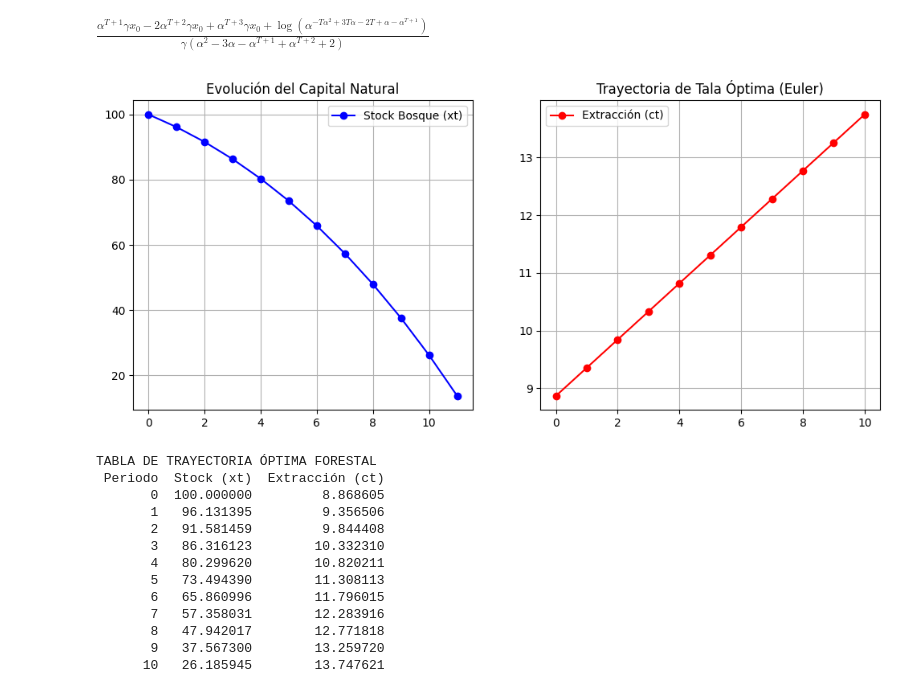
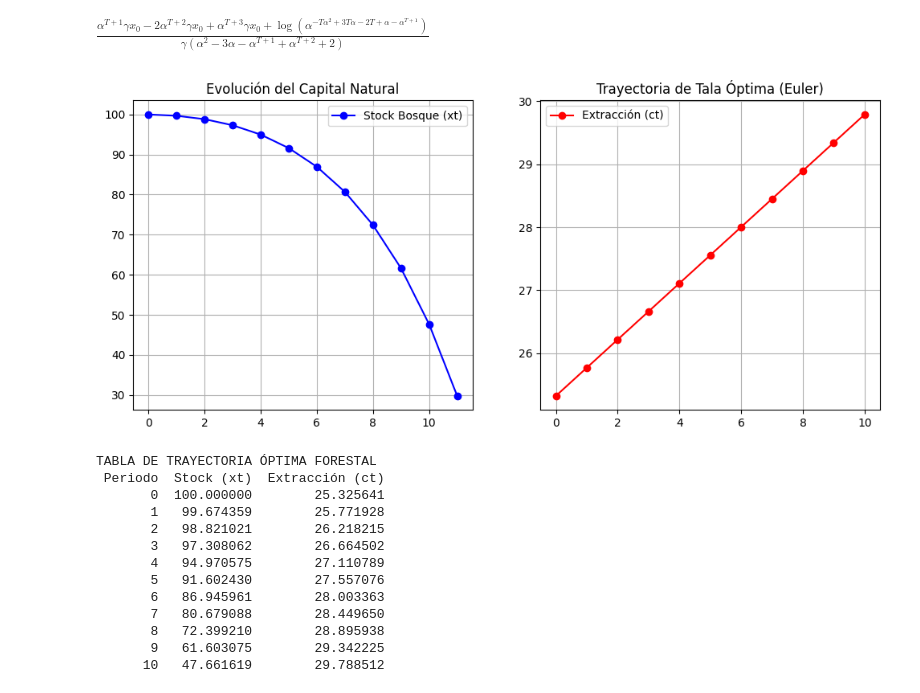
Before and after one commit to espartaca75-prog/Optmizacion_dinamica_discreta, a Jupyter notebook: 05_COD_Euler_Ejemplo_5.ipynb, the cells around one changed output. Drawn from its saved outputs; the diff is of its cells as text; code cells hidden in the pictures.

```diff
--- a/05_COD_Euler_Ejemplo_5.ipynb
+++ b/05_COD_Euler_Ejemplo_5.ipynb
@@ -114,39 +114,39 @@ Fórmula de c0 hallada:
 $\displaystyle \frac{\alpha^{T + 1} \gamma x_{0} - 2 \alpha^{T + 2} \gamma x_{0} + \alpha^{T + 3} \gamma x_{0} + \log{\left(\alpha^{- T \alpha^{2} + 3 T \alpha - 2 T + \alpha - \alpha^{T + 1}} \right)}}{\gamma \left(\alpha^{2} - 3 \alpha - \alpha^{T + 1} + \alpha^{T + 2} + 2\right)}$
 # %%
 # --- EJECUCIÓN NUMÉRICA Y TRAYECTORIAS ---
-params = {sp.Symbol('x_0'): 100, alpha: 1.05, gamma: 0.1, T_sym: 10}
+params = {sp.Symbol('x_0'): 100, alpha: 1.25, gamma: 0.5, T_sym: 10}
 c0_num = float(c0_analitico[0].subs(params))
 
 c_vals = [float(sol_c.subs({**params, sp.Symbol('c_0'): c0_num, t: i})) for i in range(params[T_sym] + 1)]
 x_vals = [float(sol_x.subs({**params, sp.Symbol('c_0'): c0_num, t: i})) for i in range(params[T_sym] + 2)]
 
 # Visualización
 plt.figure(figsize=(12, 5))
 plt.subplot(1, 2, 1)
 plt.plot(x_vals, 'bo-', label='Stock Bosque (xt)')
 plt.title('Evolución del Capital Natural'); plt.grid(True); plt.legend()
 
 plt.subplot(1, 2, 2)
 plt.plot(c_vals, 'ro-', label='Extracción (ct)')
 plt.title('Trayectoria de Tala Óptima (Euler)'); plt.grid(True); plt.legend()
 plt.show()
 
 # Tabla de resultados
 df = pd.DataFrame({'Periodo': range(params[T_sym] + 1), 'Stock (xt)': x_vals[:-1], 'Extracción (ct)': c_vals})
 print("\nTABLA DE TRAYECTORIA ÓPTIMA FORESTAL")
 print(df.to_string(index=False))
 # %% [output]
-[figure, old version]
+[figure, new version]
 TABLA DE TRAYECTORIA ÓPTIMA FORESTAL
  Periodo  Stock (xt)  Extracción (ct)
-       0  100.000000         8.868605
-       1   96.131395         9.356506
-       2   91.581459         9.844408
-       3   86.316123        10.332310
-       4   80.299620        10.820211
-       5   73.494390        11.308113
-       6   65.860996        11.796015
-       7   57.358031        12.283916
-       8   47.942017        12.771818
-       9   37.567300        13.259720
-      10   26.185945        13.747621
+       0  100.000000        25.325641
+       1   99.674359        25.771928
+       2   98.821021        26.218215
+       3   97.308062        26.664502
+       4   94.970575        27.110789
+       5   91.602430        27.557076
+       6   86.945961        28.003363
+       7   80.679088        28.449650
+       8   72.399210        28.895938
+       9   61.603075        29.342225
+      10   47.661619        29.788512
```
